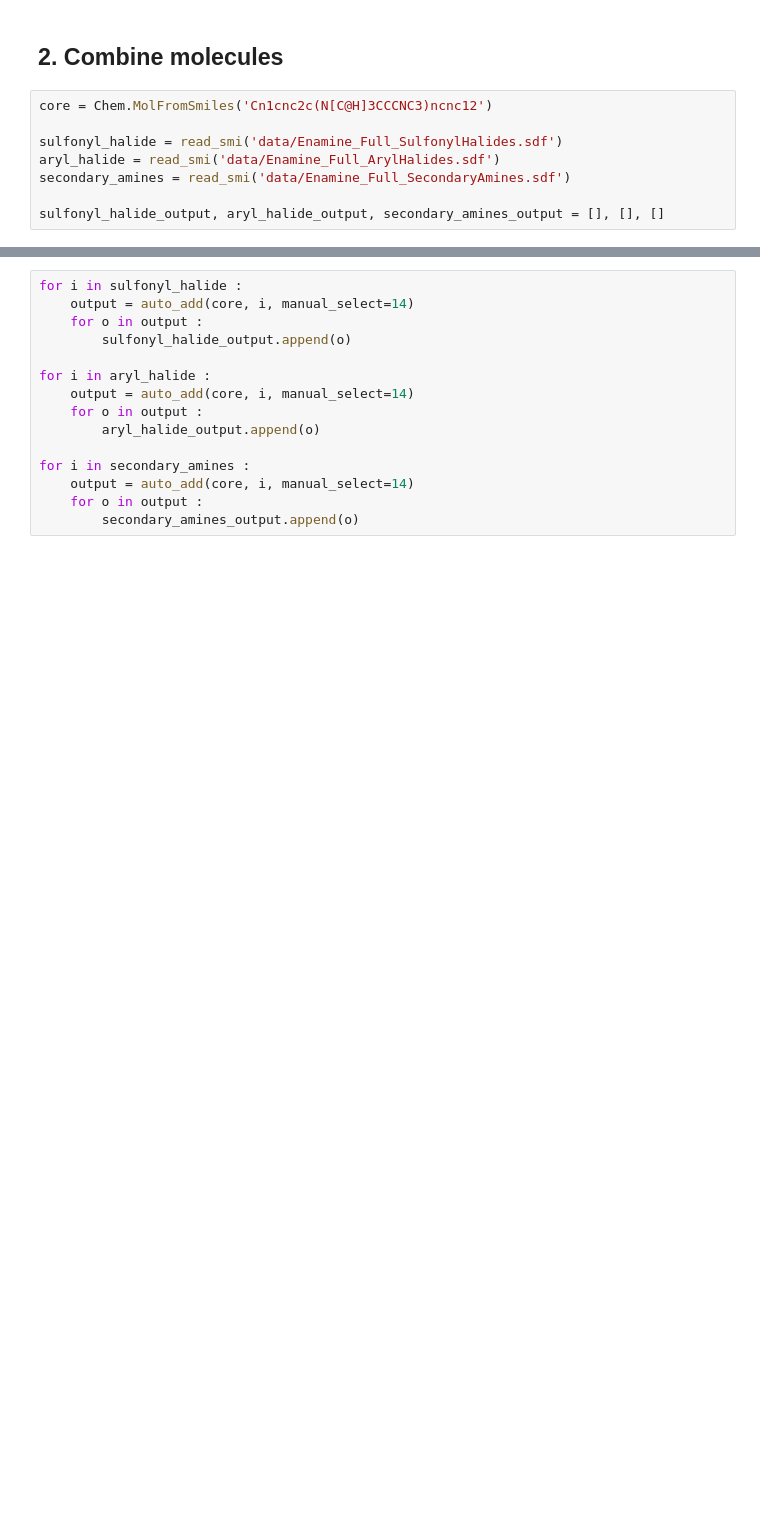
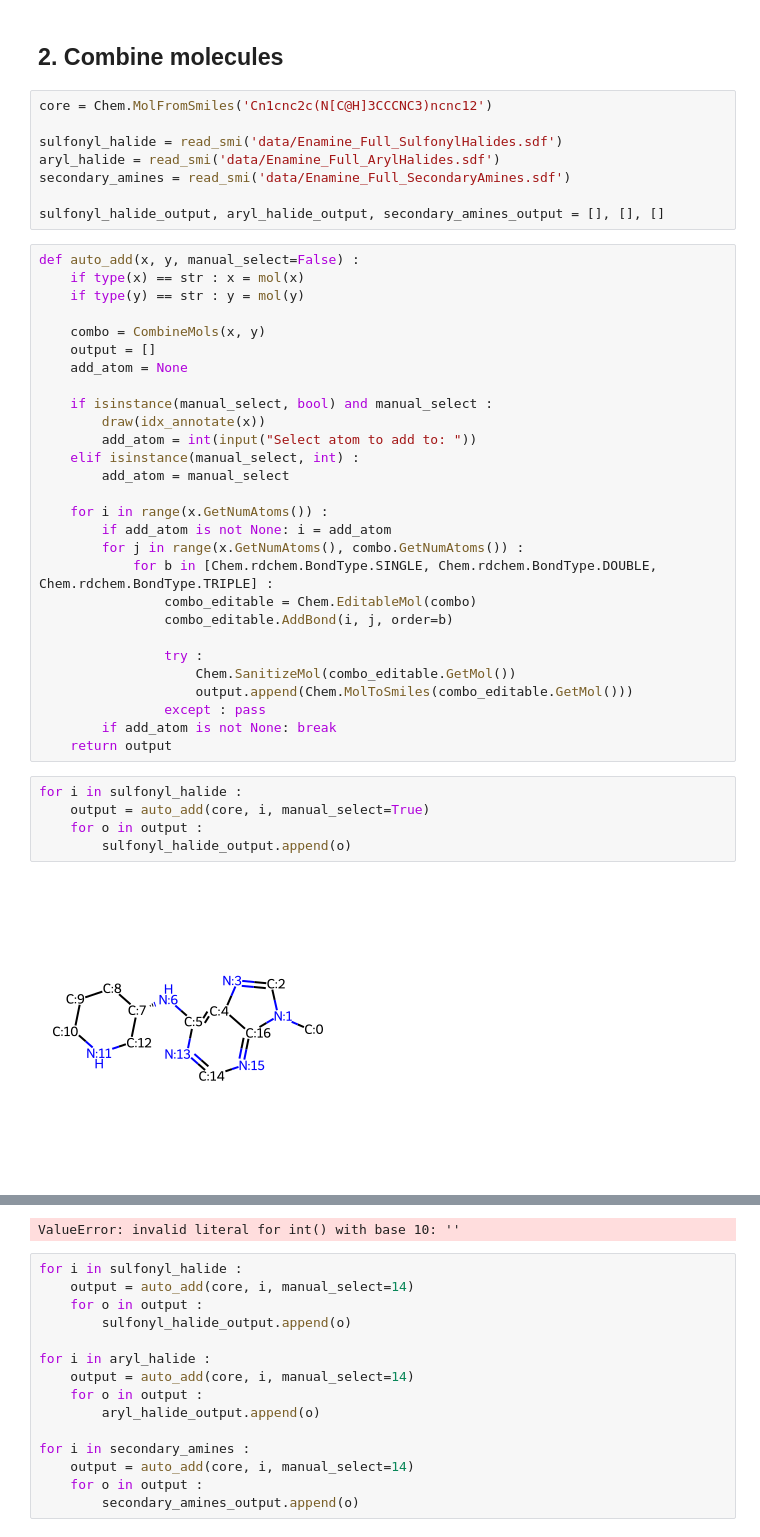
Before and after one commit to nnhoangtrieu/CDK11, a Jupyter notebook: main.ipynb, the cells around one changed output, grey strips where cells are left out. Drawn from its saved outputs; the diff is of its cells as text; blank space fills up the shorter version.

Commit message:
fix atom selection

```diff
--- a/main.ipynb
+++ b/main.ipynb
@@ -69,3 +69,38 @@ aryl_halide = read_smi('data/Enamine_Full_ArylHalides.sdf')
 secondary_amines = read_smi('data/Enamine_Full_SecondaryAmines.sdf')
 
 sulfonyl_halide_output, aryl_halide_output, secondary_amines_output = [], [], []
+# %%
+def auto_add(x, y, manual_select=False) :
+    if type(x) == str : x = mol(x)
+    if type(y) == str : y = mol(y)
+
+    combo = CombineMols(x, y)
+    output = []
+    add_atom = None
+
+    if isinstance(manual_select, bool) and manual_select :
+        draw(idx_annotate(x))
+        add_atom = int(input("Select atom to add to: "))
+    elif isinstance(manual_select, int) :
+        add_atom = manual_select
+
+    for i in range(x.GetNumAtoms()) :
+        if add_atom is not None: i = add_atom
+        for j in range(x.GetNumAtoms(), combo.GetNumAtoms()) :
+            for b in [Chem.rdchem.BondType.SINGLE, Chem.rdchem.BondType.DOUBLE, Chem.rdchem.BondType.TRIPLE] :
+                combo_editable = Chem.EditableMol(combo)
+                combo_editable.AddBond(i, j, order=b)
+
+                try :
+                    Chem.SanitizeMol(combo_editable.GetMol())
+                    output.append(Chem.MolToSmiles(combo_editable.GetMol()))
+                except : pass
+        if add_atom is not None: break
+    return output
+# %%
+for i in sulfonyl_halide :
+    output = auto_add(core, i, manual_select=True)
+    for o in output :
+        sulfonyl_halide_output.append(o)
+# %% [output]
+[figure, added]
@@ -72,3 +108,4 @@ sulfonyl_halide_output, aryl_halide_output, secondary_amines_output = [], [], []
+ValueError: invalid literal for int() with base 10: ''
 # %%
 for i in sulfonyl_halide :
     output = auto_add(core, i, manual_select=14)
```
Also changed, not shown: parts of 1 cell of this notebook, 3 other files.
